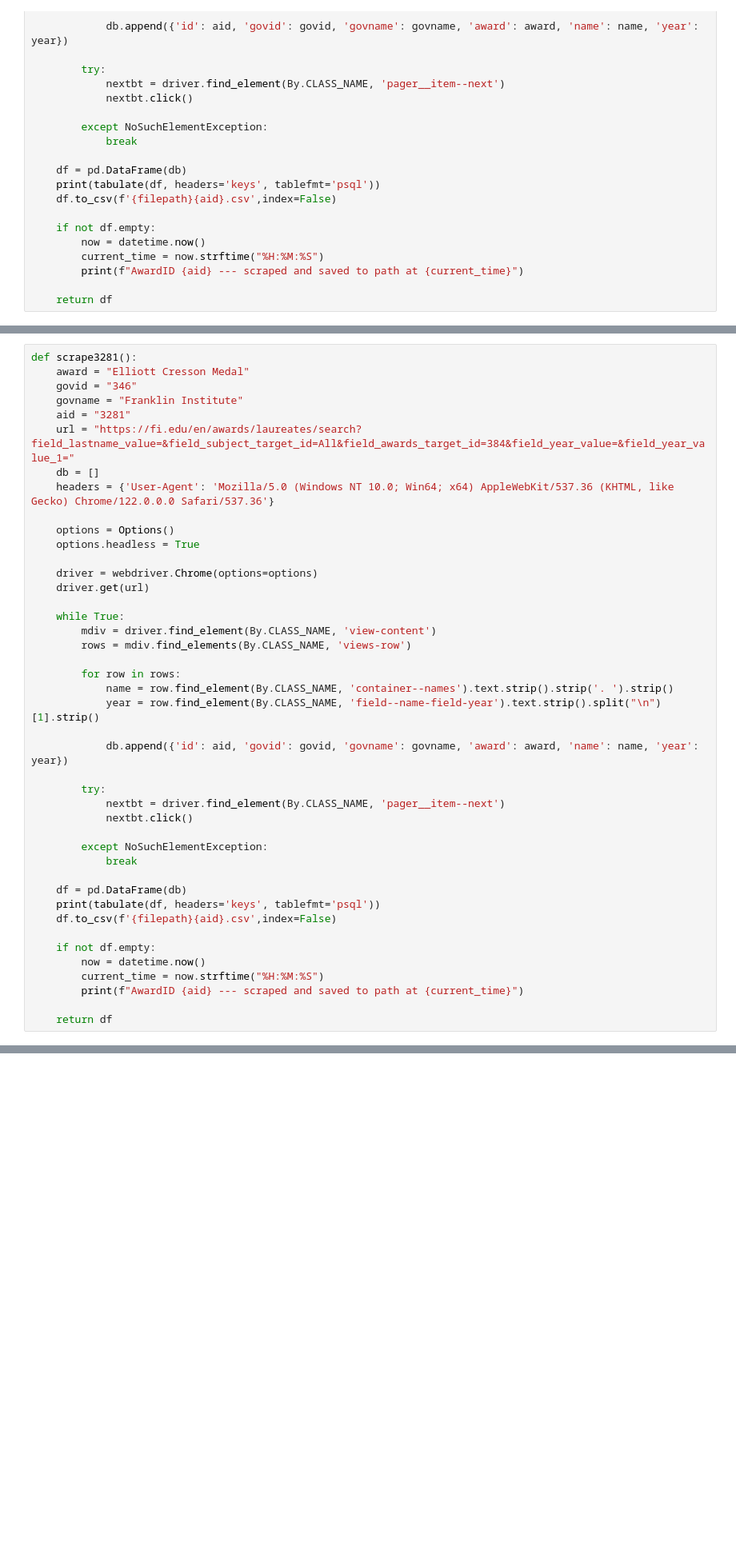
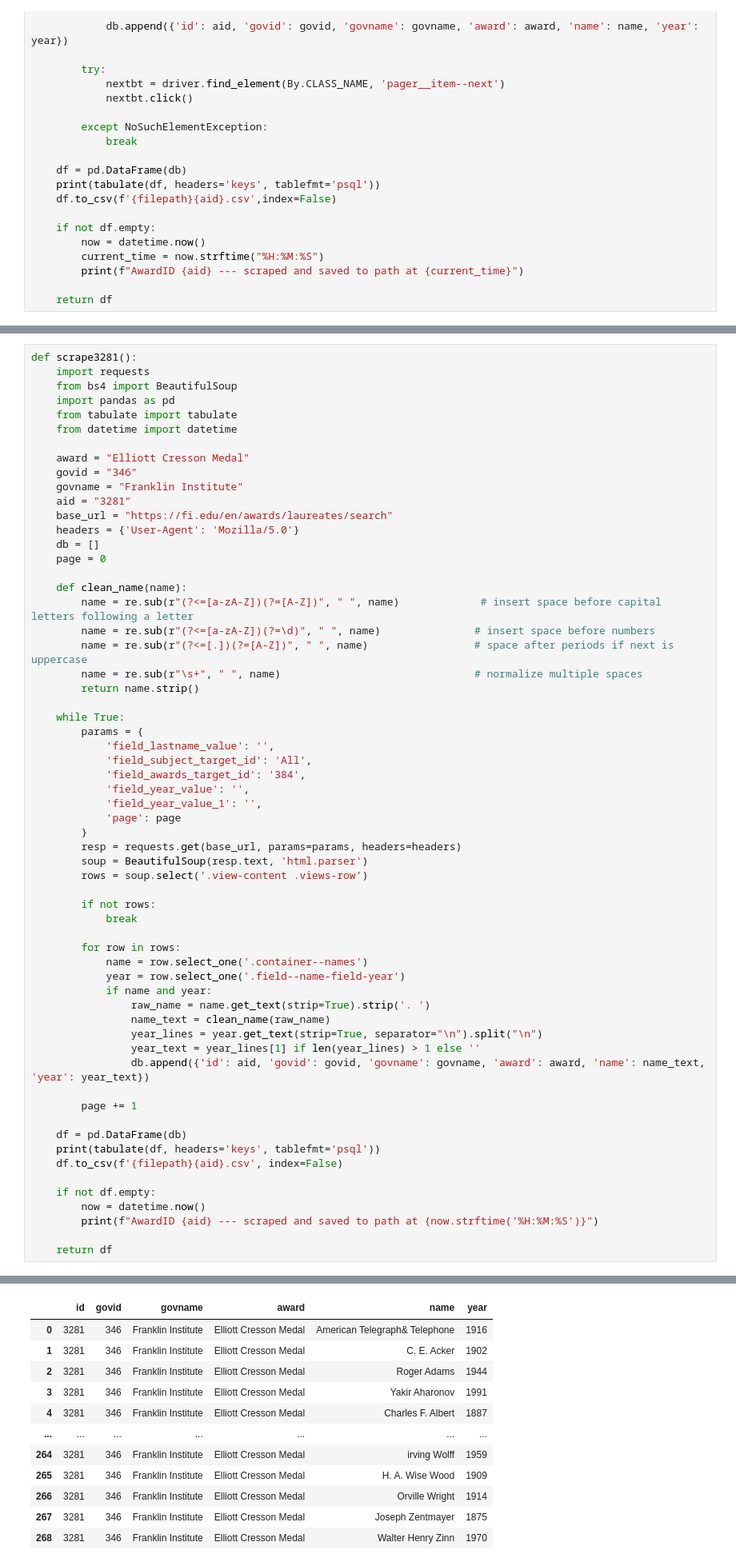
Before and after one commit to acepocalypse/EDA-award-scrape, a Jupyter notebook: Awards Scrape Code.ipynb, the cells around one changed output, grey strips where cells are left out. Shown at 80% size. Cells and saved outputs as stored; diff of their text form; blank space fills up the shorter version.

Commit message:
Implement feature X to enhance user experience and optimize performance

```diff
--- a/Awards Scrape Code.ipynb
+++ b/Awards Scrape Code.ipynb
@@ -10732,44 +11106,63 @@ def scrape3282():
     return df
 # %%
 def scrape3281():
+    import requests
+    from bs4 import BeautifulSoup
+    import pandas as pd
+    from tabulate import tabulate
+    from datetime import datetime
+
     award = "Elliott Cresson Medal"
     govid = "346"
     govname = "Franklin Institute"
     aid = "3281"
-    url = "https://fi.edu/en/awards/laureates/search?field_lastname_value=&field_subject_target_id=All&field_awards_target_id=384&field_year_value=&field_year_value_1="
+    base_url = "https://fi.edu/en/awards/laureates/search"
+    headers = {'User-Agent': 'Mozilla/5.0'}
     db = []
-    headers = {'User-Agent': 'Mozilla/5.0 (Windows NT 10.0; Win64; x64) AppleWebKit/537.36 (KHTML, like Gecko) Chrome/122.0.0.0 Safari/537.36'}
+    page = 0
 
-    options = Options()
-    options.headless = True
-
-    driver = webdriver.Chrome(options=options)
-    driver.get(url)
+    def clean_name(name):
+        name = re.sub(r"(?<=[a-zA-Z])(?=[A-Z])", " ", name)             # insert space before capital letters following a letter
+        name = re.sub(r"(?<=[a-zA-Z])(?=\d)", " ", name)               # insert space before numbers
+        name = re.sub(r"(?<=[.])(?=[A-Z])", " ", name)                 # space after periods if next is uppercase
+        name = re.sub(r"\s+", " ", name)                               # normalize multiple spaces
+        return name.strip()
 
     while True:
-        mdiv = driver.find_element(By.CLASS_NAME, 'view-content')
-        rows = mdiv.find_elements(By.CLASS_NAME, 'views-row')
+        params = {
+            'field_lastname_value': '',
+            'field_subject_target_id': 'All',
+            'field_awards_target_id': '384',
+            'field_year_value': '',
+            'field_year_value_1': '',
+            'page': page
+        }
+        resp = requests.get(base_url, params=params, headers=headers)
+        soup = BeautifulSoup(resp.text, 'html.parser')
+        rows = soup.select('.view-content .views-row')
+
+        if not rows:
+            break
 
         for row in rows:
-            name = row.find_element(By.CLASS_NAME, 'container--names').text.strip().strip('. ').strip()
-            year = row.find_element(By.CLASS_NAME, 'field--name-field-year').text.strip().split("\n")[1].strip()
+            name = row.select_one('.container--names')
+            year = row.select_one('.field--name-field-year')
+            if name and year:
+                raw_name = name.get_text(strip=True).strip('. ')
+                name_text = clean_name(raw_name)
+                year_lines = year.get_text(strip=True, separator="\n").split("\n")
+                year_text = year_lines[1] if len(year_lines) > 1 else ''
+                db.append({'id': aid, 'govid': govid, 'govname': govname, 'award': award, 'name': name_text, 'year': year_text})
 
-            db.append({'id': aid, 'govid': govid, 'govname': govname, 'award': award, 'name': name, 'year': year})
-
-        try:
-            nextbt = driver.find_element(By.CLASS_NAME, 'pager__item--next')
-            nextbt.click()
-
-        except NoSuchElementException:
-            break
+        page += 1
 
     df = pd.DataFrame(db)
     print(tabulate(df, headers='keys', tablefmt='psql'))
-    df.to_csv(f'{filepath}{aid}.csv',index=False)
+    df.to_csv(f'{filepath}{aid}.csv', index=False)
 
     if not df.empty:
         now = datetime.now()
-        current_time = now.strftime("%H:%M:%S")
-        print(f"AwardID {aid} --- scraped and saved to path at {current_time}")
+        print(f"AwardID {aid} --- scraped and saved to path at {now.strftime('%H:%M:%S')}")
 
     return df
+# %% [output]
@@ -10775,0 +11186,12 @@ def scrape3281():
+|  | id | govid | govname | award | name | year |
+| 0 | 3281 | 346 | Franklin Institute | Elliott Cresson Medal | American Telegraph& Telephone | 1916 |
+| 1 | 3281 | 346 | Franklin Institute | Elliott Cresson Medal | C. E. Acker | 1902 |
+| 2 | 3281 | 346 | Franklin Institute | Elliott Cresson Medal | Roger Adams | 1944 |
+| 3 | 3281 | 346 | Franklin Institute | Elliott Cresson Medal | Yakir Aharonov | 1991 |
+| 4 | 3281 | 346 | Franklin Institute | Elliott Cresson Medal | Charles F. Albert | 1887 |
+| ... | ... | ... | ... | ... | ... | ... |
+| 264 | 3281 | 346 | Franklin Institute | Elliott Cresson Medal | irving Wolff | 1959 |
+| 265 | 3281 | 346 | Franklin Institute | Elliott Cresson Medal | H. A. Wise Wood | 1909 |
+| 266 | 3281 | 346 | Franklin Institute | Elliott Cresson Medal | Orville Wright | 1914 |
+| 267 | 3281 | 346 | Franklin Institute | Elliott Cresson Medal | Joseph Zentmayer | 1875 |
+| 268 | 3281 | 346 | Franklin Institute | Elliott Cresson Medal | Walter Henry Zinn | 1970 |
```
Also changed, not shown: parts of 22 cells of this notebook.
